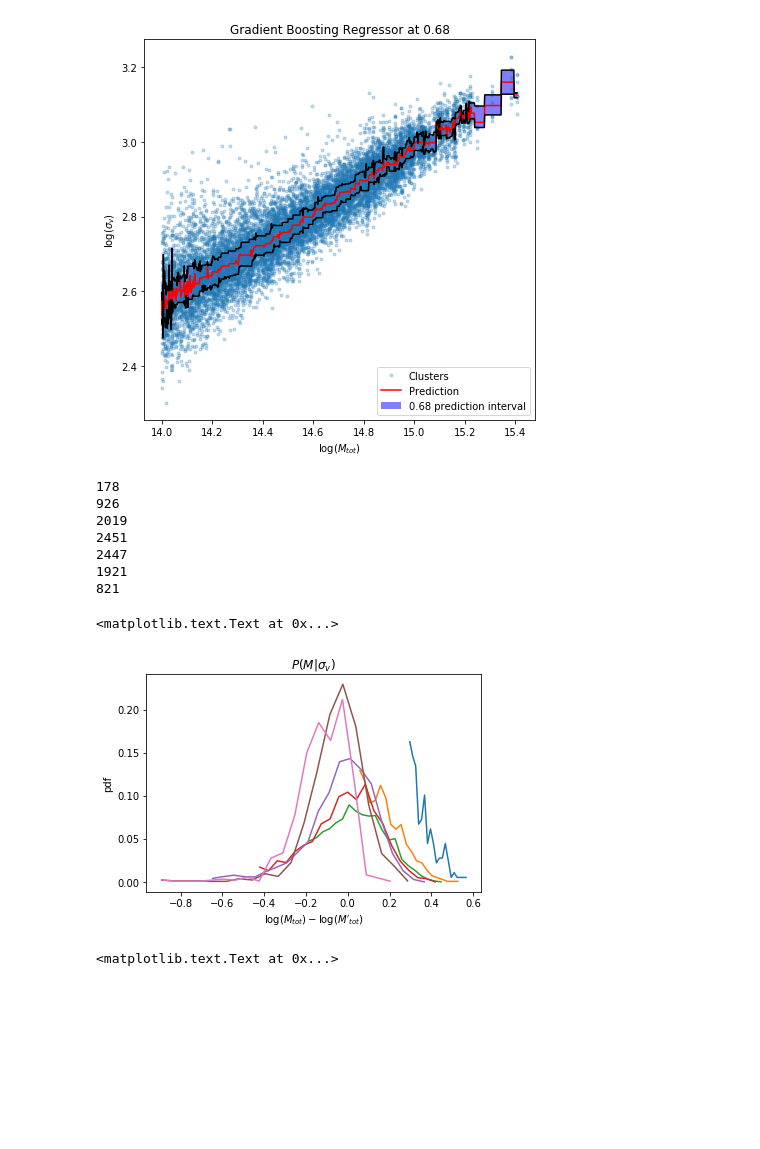
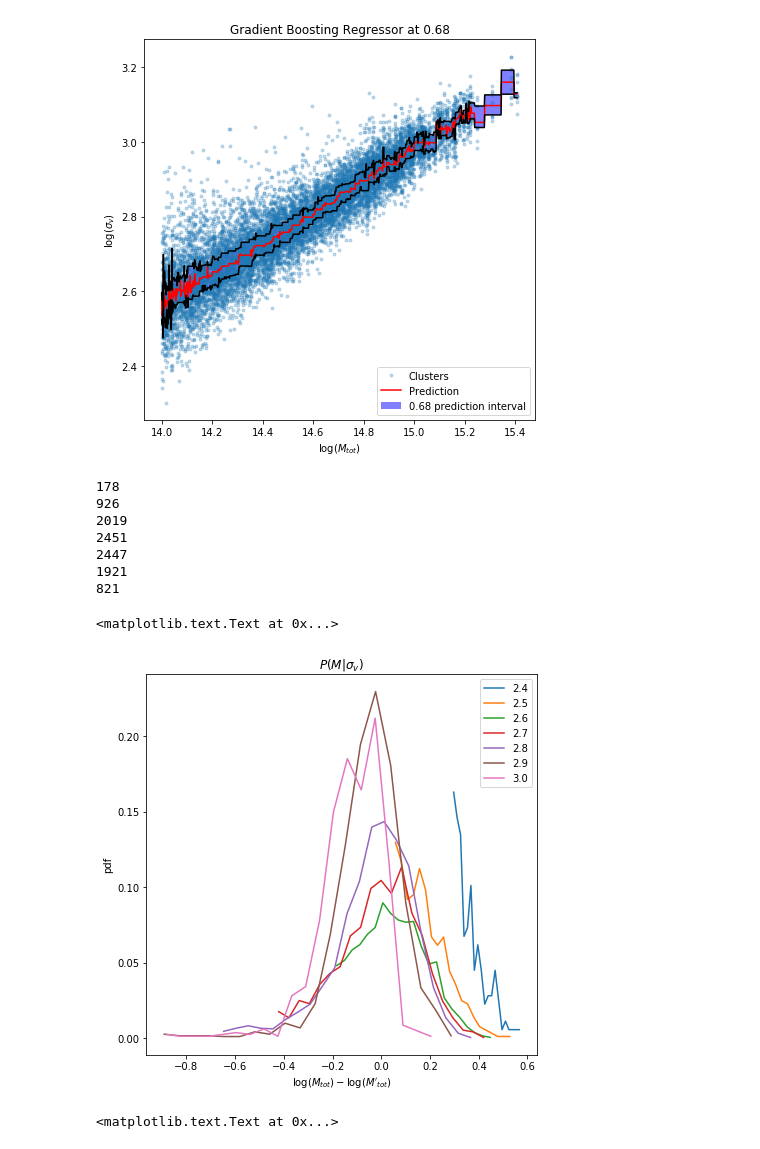
Before and after one commit to maho3/halo_sdm, a Jupyter notebook: data.ipynb, the cells around one changed output. Saved outputs shown, nothing was run; the diff lists cells and outputs as text; code cells hidden in the pictures; blank space fills up the shorter version.

Commit message:
compiled images for michelle

```diff
--- a/data.ipynb
+++ b/data.ipynb
@@ -170,35 +171,37 @@ plt.legend()
 # %%
 
 m = 2.4
 m_int = 0.1
+
+plt.figure(figsize=(7,7))
 
 while m < 3.05:
 
     slice_ = ((y>=m) & (y <= (m+m_int))).flatten()
 
     x_slice = x[slice_]
     y_slice = y[slice_]
     print len(x_slice)
 
     ctr = 1./regr0.coef_[0]*((m+m_int/2)- regr0.intercept_[0])
 
     t = histplot(x_slice - ctr, n=20, label = str(m), log=False, norm=True)
 
     m+=m_int
-
 plt.xlabel("$\log(M_{tot}) - \log(M'_{tot})$")
 plt.ylabel("pdf")
+plt.legend()
 plt.title('$P(M|\sigma_v)$')
 # %% [output]
 178
 926
 2019
 2451
 2447
 1921
 821
 <matplotlib.text.Text at 0x...>
-[figure, old version]
+[figure, new version]
 # %%
 
 f = plt.figure(figsize = (7,7))
```
Also changed, not shown: parts of 1 cell of this notebook, 1 other file.
